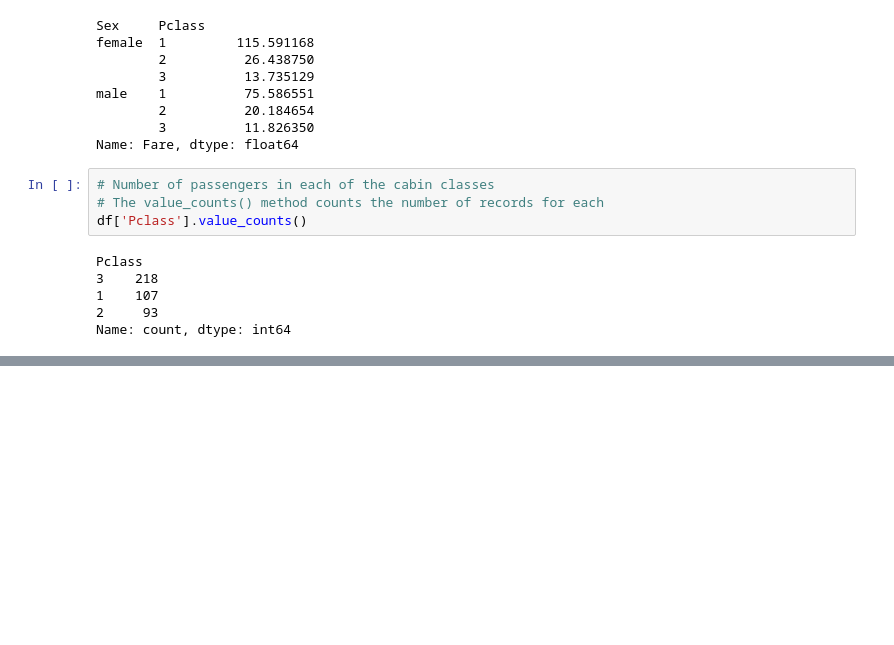
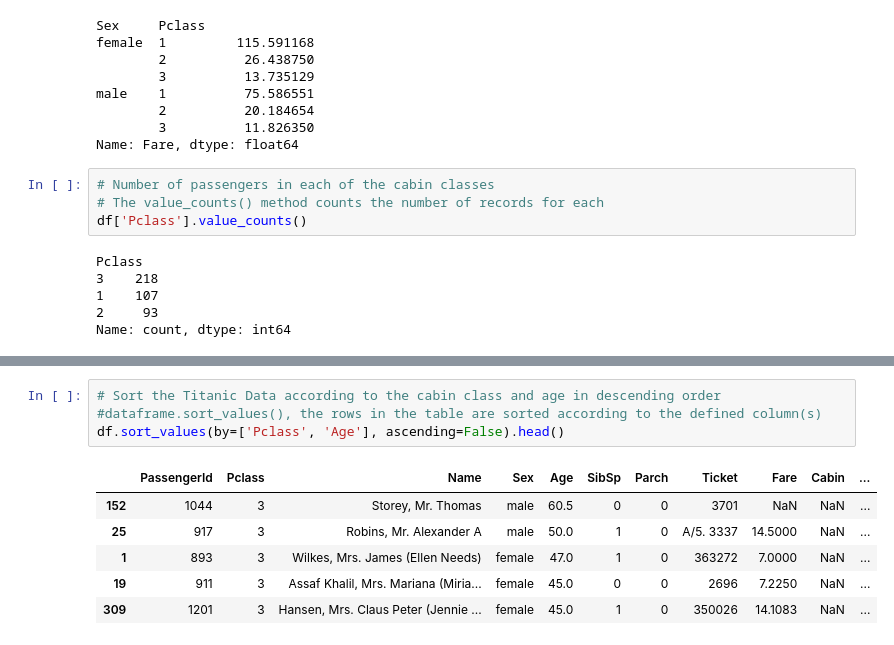
Before and after one commit to 254Bit/TitanicDataAnalysis, a Jupyter notebook: summary.ipynb, the cells around one changed output, grey strips where cells are left out. Drawn from its saved outputs; the diff is of its cells as text; blank space fills up the shorter version.

```diff
--- a/summary.ipynb
+++ b/summary.ipynb
@@ -105,0 +191,11 @@ Name: count, dtype: int64
+# %%
+# Sort the Titanic Data according to the cabin class and age in descending order
+#dataframe.sort_values(), the rows in the table are sorted according to the defined column(s)
+df.sort_values(by=['Pclass', 'Age'], ascending=False).head()
+# %% [output]
+|  | PassengerId | Pclass | Name | Sex | Age | SibSp | Parch | Ticket | Fare | Cabin | ... |
+| 152 | 1044 | 3 | Storey, Mr. Thomas | male | 60.5 | 0 | 0 | 3701 | NaN | NaN | ... |
+| 25 | 917 | 3 | Robins, Mr. Alexander A | male | 50.0 | 1 | 0 | A/5. 3337 | 14.5000 | NaN | ... |
+| 1 | 893 | 3 | Wilkes, Mrs. James (Ellen Needs) | female | 47.0 | 1 | 0 | 363272 | 7.0000 | NaN | ... |
+| 19 | 911 | 3 | Assaf Khalil, Mrs. Mariana (Miria... | female | 45.0 | 0 | 0 | 2696 | 7.2250 | NaN | ... |
+| 309 | 1201 | 3 | Hansen, Mrs. Claus Peter (Jennie ... | female | 45.0 | 1 | 0 | 350026 | 14.1083 | NaN | ... |
```
Also changed, not shown: parts of 7 cells of this notebook, 1 other file.
